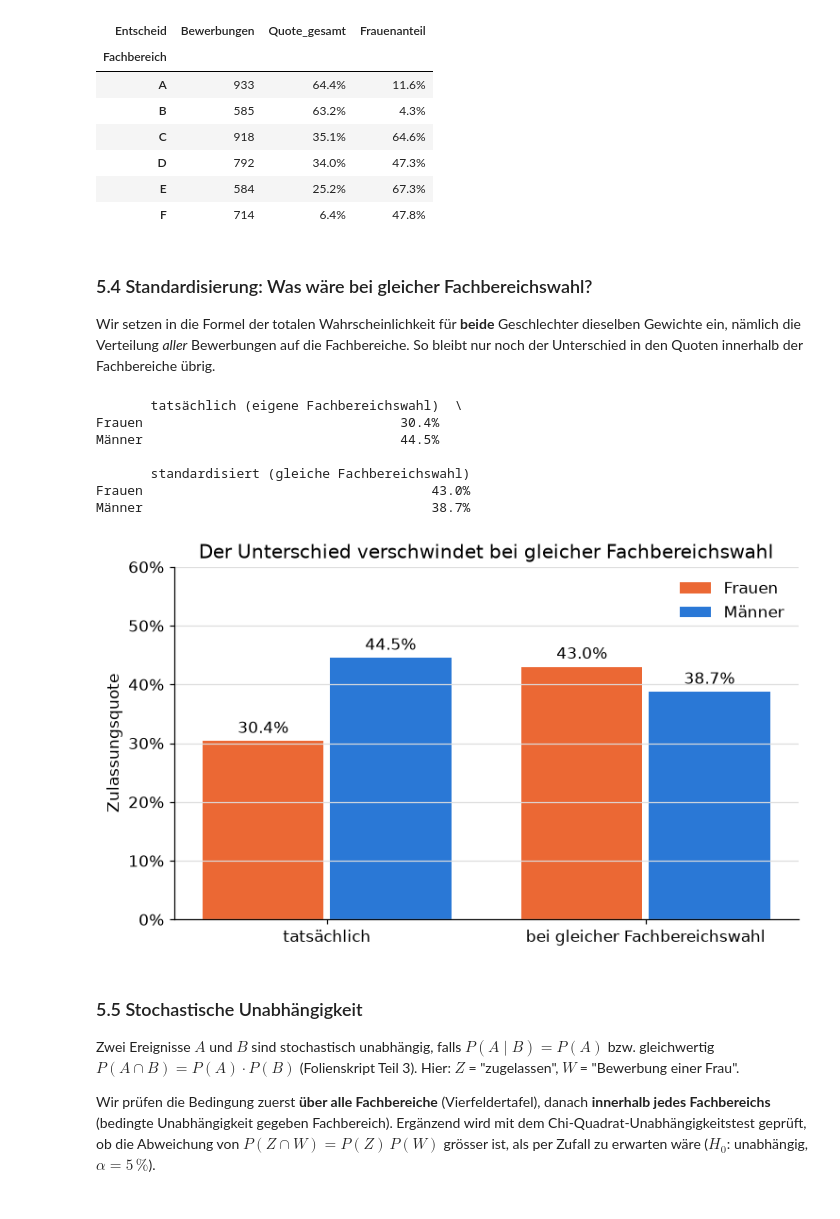
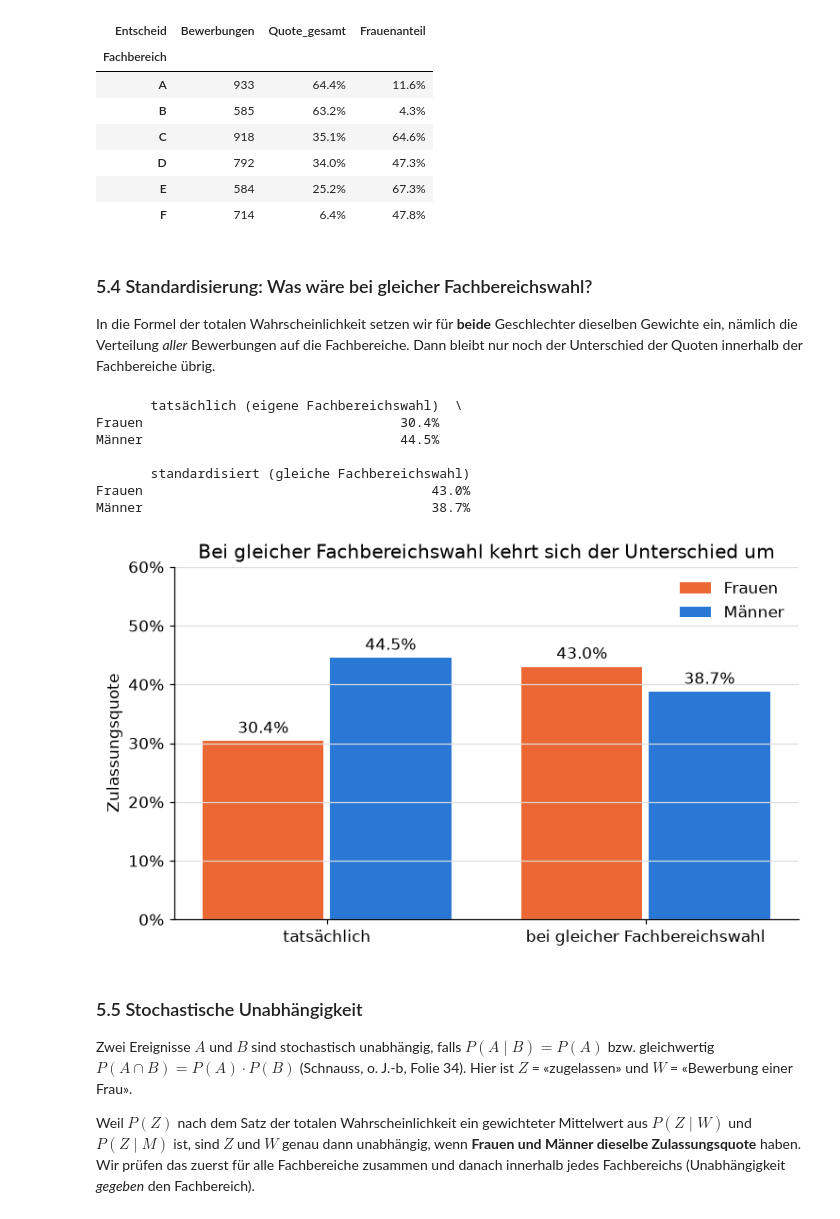
Before and after one commit to leozhaw26/statistik, a Jupyter notebook: vortrag4/Vortrag4_Berkeley_Analyse.ipynb, the cells around one changed output. Saved outputs shown, nothing was run; the diff lists cells and outputs as text; code cells hidden in the pictures.

```diff
--- a/vortrag4/Vortrag4_Berkeley_Analyse.ipynb
+++ b/vortrag4/Vortrag4_Berkeley_Analyse.ipynb
@@ -288,22 +293,22 @@ direkt verglichen werden können. Die Differenz in Prozentpunkten wird direkt ei
 # %%
-def balken_beschriften(ax, balken, format_funktion=prozent):
-    # Schreibt den Wert über jeden Balken. Die Formatierung wird als Funktion
+def saeulen_beschriften(ax, saeulen, format_funktion=prozent):
+    # Schreibt den Wert über jede Säule. Die Formatierung wird als Funktion
     # übergeben (Funktionen als Argumente anderer Funktionen).
-    for b in balken:
-        ax.annotate(format_funktion(b.get_height()),
-                    (b.get_x() + b.get_width() / 2, b.get_height()),
+    for s in saeulen:
+        ax.annotate(format_funktion(s.get_height()),
+                    (s.get_x() + s.get_width() / 2, s.get_height()),
                     ha="center", va="bottom", xytext=(0, 3), textcoords="offset points")
 
 
-gesamt = pruefe_unabhaengigkeit(vierfeldertafel(daten))
+gesamt = pruefe_unabhaengigkeit(kreuztabelle(daten))
 quoten_gesamt = {"Frauen": gesamt["P(Z|W)"], "Männer": gesamt["P(Z|M)"]}
+differenz = quoten_gesamt["Männer"] - quoten_gesamt["Frauen"]
 
 fig, ax = plt.subplots(figsize=(6, 4.2))
-balken = ax.bar(list(quoten_gesamt), list(quoten_gesamt.values()), width=0.55,
-                color=[FARBEN[g] for g in quoten_gesamt])
-balken_beschriften(ax, balken)
-differenz = quoten_gesamt["Männer"] - quoten_gesamt["Frauen"]
-# Differenz als Klammer zwischen den beiden Balkenhöhen einzeichnen
+saeulen = ax.bar(list(quoten_gesamt), list(quoten_gesamt.values()), width=0.55,
+                 color=[FARBEN[g] for g in quoten_gesamt])
+saeulen_beschriften(ax, saeulen)
+# Differenz als Doppelpfeil zwischen den beiden Säulenhöhen
 ax.annotate("", xy=(0.5, quoten_gesamt["Frauen"]), xytext=(0.5, quoten_gesamt["Männer"]),
             arrowprops=dict(arrowstyle="<->", color="#52514e"))
 ax.text(0.5, quoten_gesamt["Männer"] + 0.04,
@@ -383,8 +391,13 @@ Fachbereiche, in denen Frauen eine höhere Quote haben: ['A', 'B', 'D', 'F']
 # %% [markdown]
 ### 5.2 Verteilung der Bewerbungen auf die Fachbereiche
 # %%
-gruppiertes_balkendiagramm(tab4, "Anteil",
+gruppiertes_saeulendiagramm(tab4, "Anteil",
     "Wohin bewerben sich Frauen und Männer? (Anteil der Bewerbungen)",
     "Anteil aller Bewerbungen des Geschlechts", "abb3_anteil_fachbereich.png", ylim=(0, 0.38))
+
+# Anteil der Bewerbungen in den Fachbereichen A und B (hohe Zulassungsquoten)
+for g in ["Frauen", "Männer"]:
+    bew = daten[daten.Geschlecht == g].groupby("Fachbereich")["Anzahl"].sum()
+    print(f"{g}: {bew[['A', 'B']].sum() / bew.sum():.1%} der Bewerbungen in A oder B")
 # %% [output]
 [figure]
@@ -437,9 +452,9 @@ fb[["Bewerbungen", "Quote_gesamt", "Frauenanteil"]].style.format(
 # %% [markdown]
 ### 5.4 Standardisierung: Was wäre bei gleicher Fachbereichswahl?
 
-Wir setzen in die Formel der totalen Wahrscheinlichkeit für **beide** Geschlechter dieselben
-Gewichte ein, nämlich die Verteilung *aller* Bewerbungen auf die Fachbereiche. So bleibt nur noch
-der Unterschied in den Quoten innerhalb der Fachbereiche übrig.
+In die Formel der totalen Wahrscheinlichkeit setzen wir für **beide** Geschlechter dieselben Gewichte
+ein, nämlich die Verteilung *aller* Bewerbungen auf die Fachbereiche. Dann bleibt nur noch der
+Unterschied der Quoten innerhalb der Fachbereiche übrig.
 # %%
 gewichte_alle = fb["Bewerbungen"] / fb["Bewerbungen"].sum()   # gemeinsame Fachbereichsverteilung
 
@@ -451,46 +466,46 @@ quote_g = zul_g / bew_g                 # P(Z | Fachbereich, Geschlecht)
 anteil_g = bew_g / bew_g.sum()          # P(Fachbereich | Geschlecht)
 
 # Dieselbe Funktion gesamtquote, nur mit unterschiedlichen Gewichten
 vergleich = pd.DataFrame({
     "tatsächlich (eigene Fachbereichswahl)": {
         g: gesamtquote(quote_g[g], anteil_g[g]) for g in ["Frauen", "Männer"]},
     "standardisiert (gleiche Fachbereichswahl)": {
         g: gesamtquote(quote_g[g], gewichte_alle) for g in ["Frauen", "Männer"]},
 })
 print(vergleich.map(prozent))
 
 fig, ax = plt.subplots(figsize=(7, 4.2))
 x = np.arange(2)
 for i, g in enumerate(["Frauen", "Männer"]):
-    balken = ax.bar(x + (i - 0.5) * 0.4, vergleich.loc[g], width=0.38, color=FARBEN[g], label=g)
-    balken_beschriften(ax, balken)
+    saeulen = ax.bar(x + (i - 0.5) * 0.4, vergleich.loc[g], width=0.38, color=FARBEN[g], label=g)
+    saeulen_beschriften(ax, saeulen)
 ax.set_xticks(x, ["tatsächlich", "bei gleicher Fachbereichswahl"])
 ax.yaxis.set_major_formatter(lambda y, _: f"{y:.0%}")
 ax.set_ylim(0, 0.6)
 ax.set_ylabel("Zulassungsquote")
-ax.set_title("Der Unterschied verschwindet bei gleicher Fachbereichswahl")
+ax.set_title("Bei gleicher Fachbereichswahl kehrt sich der Unterschied um")
 ax.legend(frameon=False)
 fig.tight_layout()
 fig.savefig(ABB_ORDNER + "abb5_standardisiert.png", dpi=200)
 plt.show()
 # %% [output]
        tatsächlich (eigene Fachbereichswahl)  \
 Frauen                                 30.4%
 Männer                                 44.5%
 
        standardisiert (gleiche Fachbereichswahl)
 Frauen                                     43.0%
 Männer                                     38.7%
-[figure, old version]
+[figure, new version]
 # %% [markdown]
 ### 5.5 Stochastische Unabhängigkeit
 
-Zwei Ereignisse $A$ und $B$ sind stochastisch unabhängig, falls
-$P(A \mid B) = P(A)$ bzw. gleichwertig $P(A \cap B) = P(A)\cdot P(B)$ (Folienskript Teil 3).
-Hier: $Z$ = "zugelassen", $W$ = "Bewerbung einer Frau".
+Zwei Ereignisse $A$ und $B$ sind stochastisch unabhängig, falls $P(A \mid B) = P(A)$ bzw. gleichwertig
+$P(A \cap B) = P(A)\cdot P(B)$ (Schnauss, o. J.-b, Folie 34). Hier ist $Z$ = «zugelassen» und
+$W$ = «Bewerbung einer Frau».
 
-Wir prüfen die Bedingung zuerst **über alle Fachbereiche** (Vierfeldertafel), danach **innerhalb
-jedes Fachbereichs** (bedingte Unabhängigkeit gegeben Fachbereich). Ergänzend wird mit dem
-Chi-Quadrat-Unabhängigkeitstest geprüft, ob die Abweichung von $P(Z\cap W) = P(Z)\,P(W)$ grösser
-ist, als per Zufall zu erwarten wäre ($H_0$: unabhängig, $\alpha = 5\,\%$).
+Weil $P(Z)$ nach dem Satz der totalen Wahrscheinlichkeit ein gewichteter Mittelwert aus $P(Z \mid W)$
+und $P(Z \mid M)$ ist, sind $Z$ und $W$ genau dann unabhängig, wenn **Frauen und Männer dieselbe
+Zulassungsquote** haben. Wir prüfen das zuerst für alle Fachbereiche zusammen und danach innerhalb jedes
+Fachbereichs (Unabhängigkeit *gegeben* den Fachbereich).
 # %%
```
Also changed, not shown: parts of 27 cells of this notebook, 6 other files.
